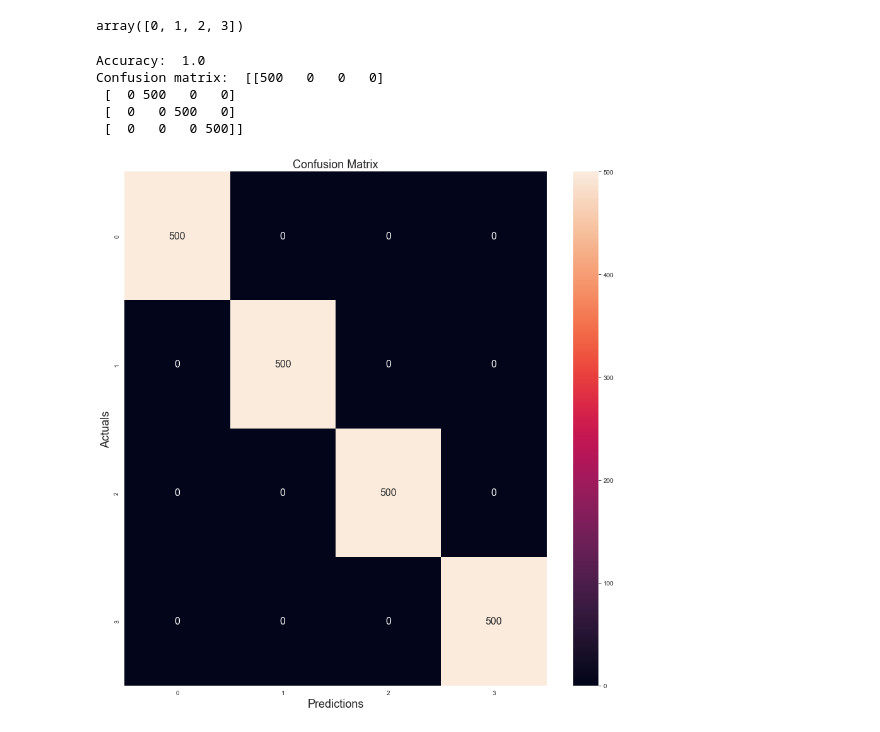
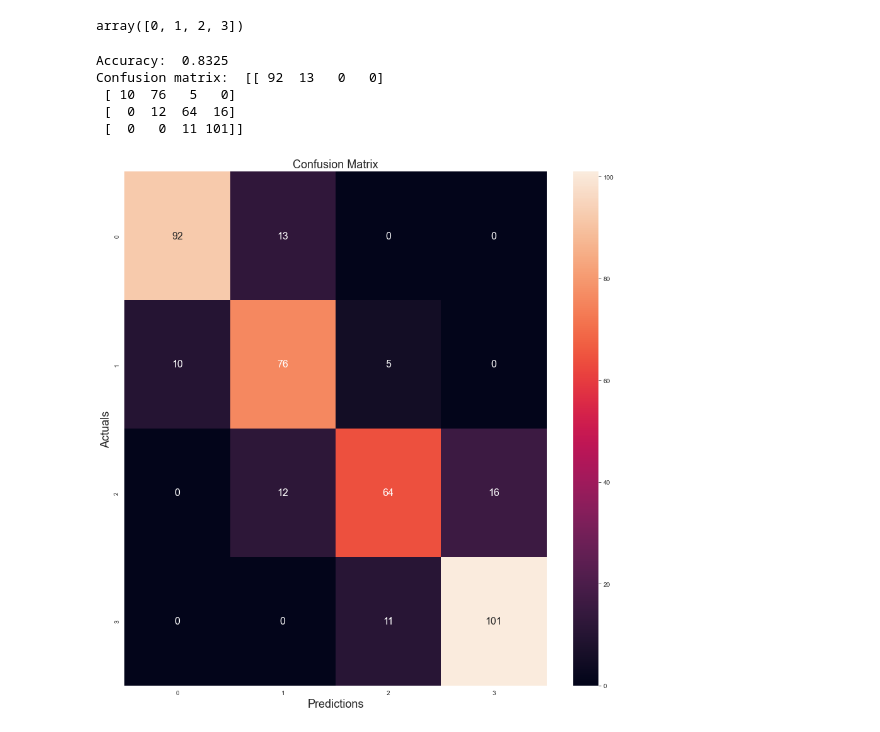
Before and after one commit to huyennguyenthanh/Mobile-Price-Classification, a Jupyter notebook: notebook/insight.ipynb, the cells around one changed output. Saved outputs shown, nothing was run; the diff lists cells and outputs as text; code cells hidden in the pictures.

```diff
--- a/notebook/insight.ipynb
+++ b/notebook/insight.ipynb
@@ -273,28 +285,28 @@ Confusion matrix:  [[389 105   6   0]
 from sklearn.tree import DecisionTreeClassifier
 model = DecisionTreeClassifier()
 # %%
-model.fit(X,y)
-predictions = model.predict(X)
+model.fit(X_train,y_train)
+predictions = model.predict(X_val)
 unique, counts = np.unique(predictions, return_counts=True)
 unique
 # %% [output]
 array([0, 1, 2, 3])
 # %%
-print("Accuracy: ", accuracy_score(y, predictions))
-print("Confusion matrix: ", confusion_matrix(y, predictions))
-conf_matrix = confusion_matrix(y, predictions)
+print("Accuracy: ", accuracy_score(y_val, predictions))
+print("Confusion matrix: ", confusion_matrix(y_val, predictions))
+conf_matrix = confusion_matrix(y_val, predictions)
 fig, ax = plt.subplots(figsize=(15, 15))
 sns.heatmap(conf_matrix, annot=True,  annot_kws={"size": 16}, fmt='g')
 
 
 plt.xlabel('Predictions', fontsize=18)
 plt.ylabel('Actuals', fontsize=18)
 plt.title('Confusion Matrix', fontsize=18)
 plt.show()
 # %% [output]
-Accuracy:  1.0
-Confusion matrix:  [[500   0   0   0]
- [  0 500   0   0]
- [  0   0 500   0]
- [  0   0   0 500]]
+Accuracy:  0.8325
+Confusion matrix:  [[ 92  13   0   0]
+ [ 10  76   5   0]
+ [  0  12  64  16]
+ [  0   0  11 101]]
-[figure, old version]
+[figure, new version]
```
Also changed, not shown: parts of 6 cells of this notebook, 1 other file.
